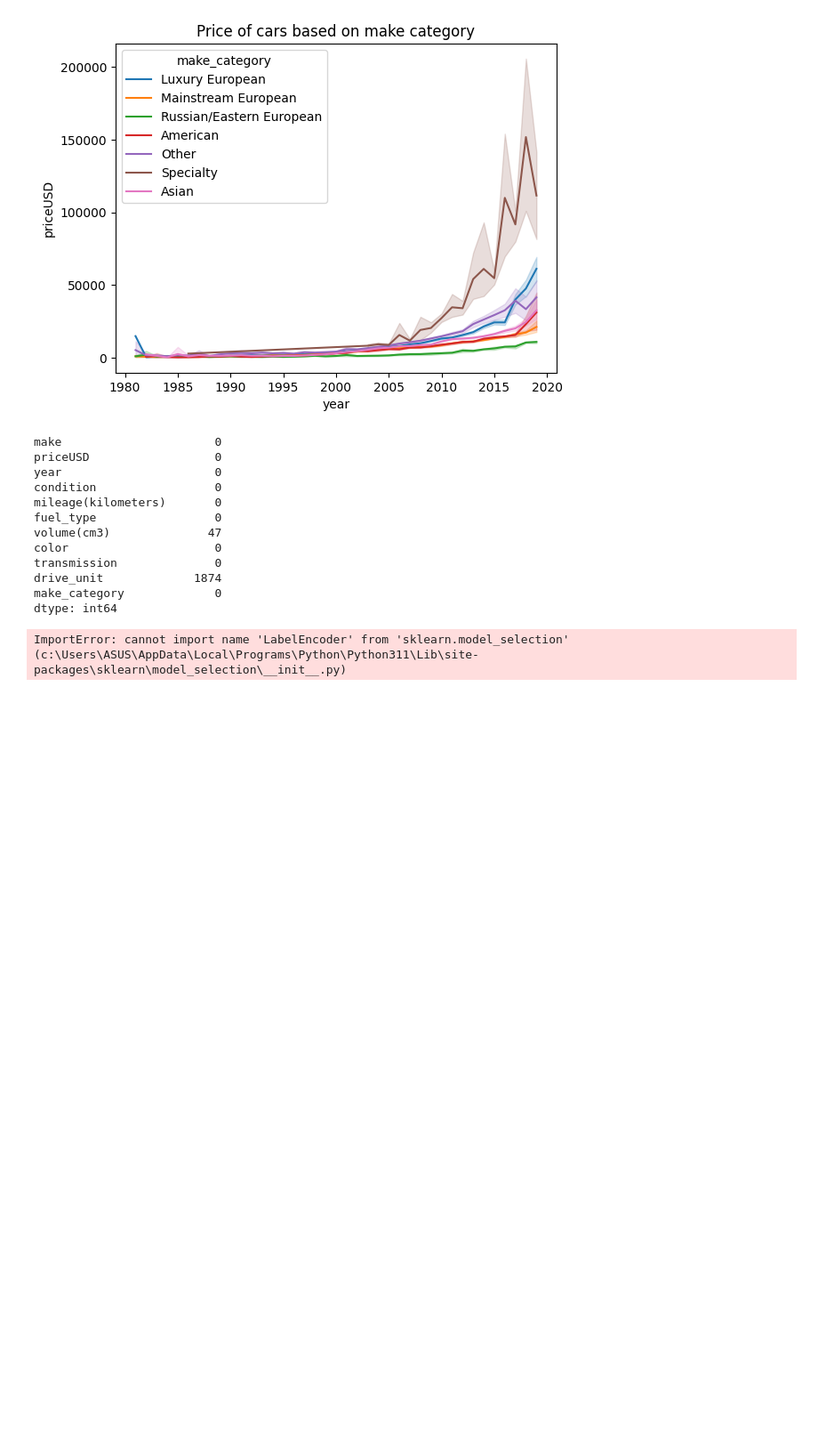
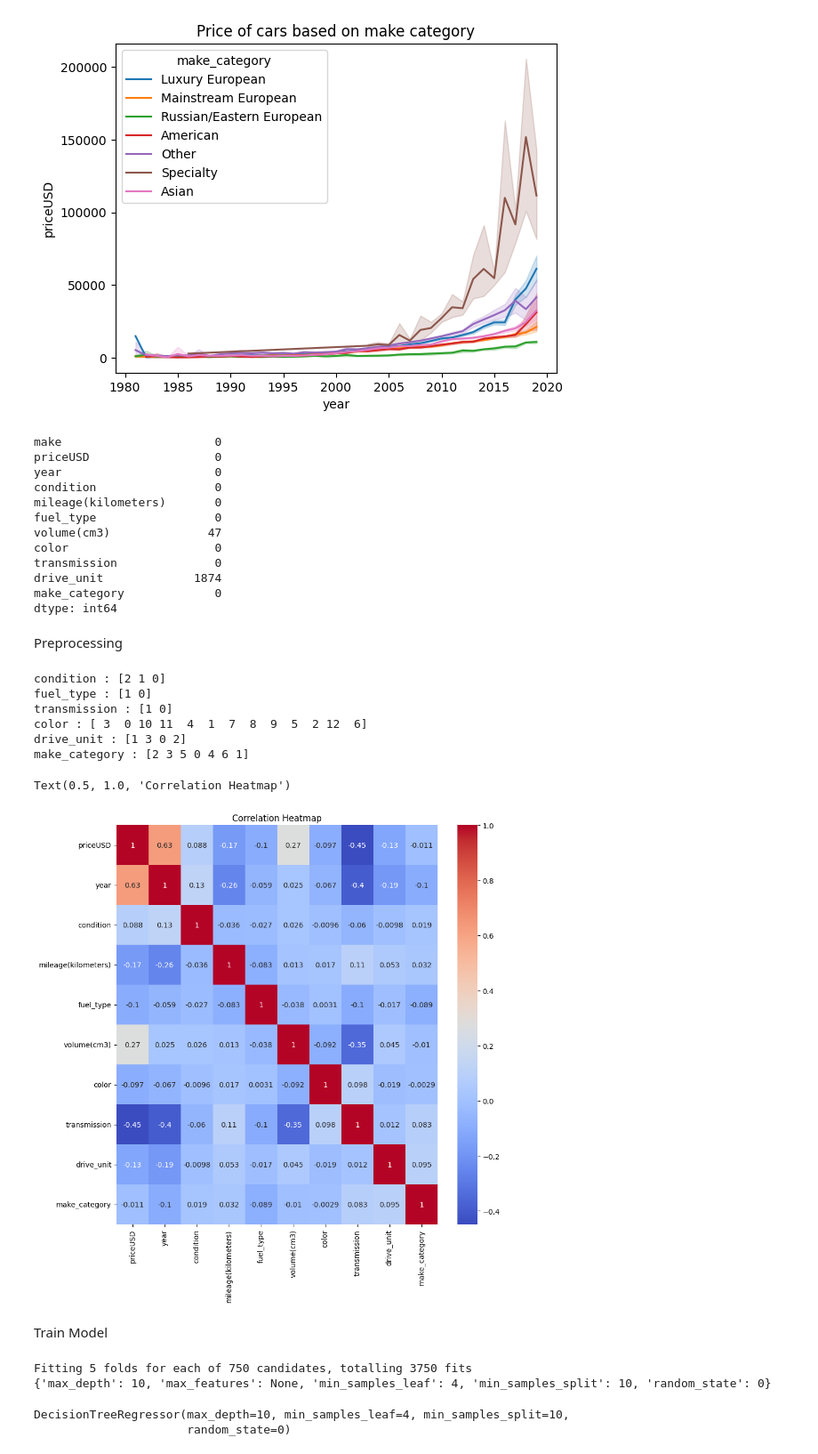
Before and after one commit to Afwanms/DataScientistPorto, a Jupyter notebook: CarPricesPrediction/cars-code.ipynb, the cells around one changed output. Shown at 89% size. Saved outputs shown, nothing was run; the diff lists cells and outputs as text; code cells hidden in the pictures; blank space fills up the shorter version.

Commit message:
Train Model

```diff
--- a/CarPricesPrediction/cars-code.ipynb
+++ b/CarPricesPrediction/cars-code.ipynb
@@ -203,14 +203,28 @@ dtype: int64
 df.dropna(inplace=True)
 
 df.drop(columns=['make'], inplace=True)
+# %% [markdown]
+Preprocessing
 # %%
-from sklearn.model_selection import LabelEncoder
+from sklearn.preprocessing import LabelEncoder
 le = LabelEncoder()
 cols = ['condition', 'fuel_type', 'transmission', 'color', 'drive_unit', 'make_category']
 
 for col in cols:
     le.fit(df[col])
     df[col] = le.transform(df[col])
-    print(f'{col} : {le.classes_}')
+    print(f'{col} : {df[col].unique()}')
 # %% [output]
-ImportError: cannot import name 'LabelEncoder' from 'sklearn.model_selection' (c:\Users\ASUS\AppData\Local\Programs\Python\Python311\Lib\site-packages\sklearn\model_selection\__init__.py)
+condition : [2 1 0]
+fuel_type : [1 0]
+transmission : [1 0]
+color : [ 3  0 10 11  4  1  7  8  9  5  2 12  6]
+drive_unit : [1 3 0 2]
+make_category : [2 3 5 0 4 6 1]
+# %%
+plt.figure(figsize=(10,10))
+sns.heatmap(df.corr(), annot=True, cmap='coolwarm')
+plt.title('Correlation Heatmap')
+# %% [output]
+Text(0.5, 1.0, 'Correlation Heatmap')
+[figure, added]
@@ -216,0 +240,2 @@ ImportError: cannot import name 'LabelEncoder' from 'sklearn.model_selection' (c
+# %% [markdown]
+Train Model
@@ -216,0 +245,24 @@ ImportError: cannot import name 'LabelEncoder' from 'sklearn.model_selection' (c
+# %%
+from sklearn.tree import DecisionTreeRegressor
+dtr = DecisionTreeRegressor()
+
+params = {
+    'max_depth': [2,4,6,8,10],
+    'min_samples_split': [2,4,6,8,10],
+    'min_samples_leaf': [1,2,3,4,5],
+    'max_features': [None, 'sqrt', 'log2'],
+    'random_state': [0,42]
+}
+
+grid = GridSearchCV(dtr, param_grid=params, cv=5, verbose=1, n_jobs=-1)
+grid.fit(X_train, y_train)
+print(grid.best_params_)
+# %% [output]
+Fitting 5 folds for each of 750 candidates, totalling 3750 fits
+{'max_depth': 10, 'max_features': None, 'min_samples_leaf': 4, 'min_samples_split': 10, 'random_state': 0}
+# %%
+dtr = DecisionTreeRegressor(max_depth=10, max_features=None, min_samples_leaf=4, min_samples_split=10, random_state=0)
+dtr.fit(X_train, y_train)
+# %% [output]
+DecisionTreeRegressor(max_depth=10, min_samples_leaf=4, min_samples_split=10,
+                      random_state=0)
```
Also changed, not shown: parts of 8 cells of this notebook.
